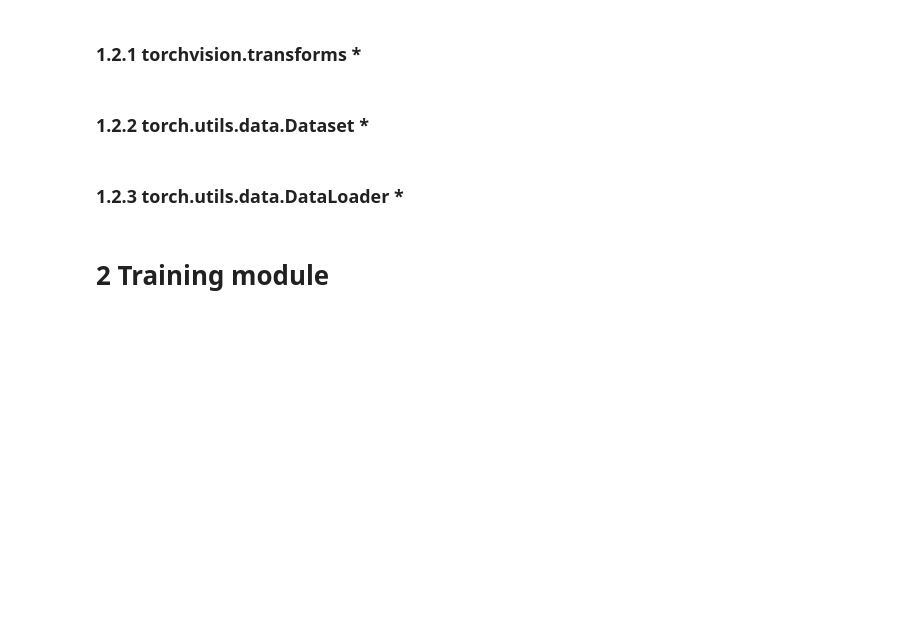
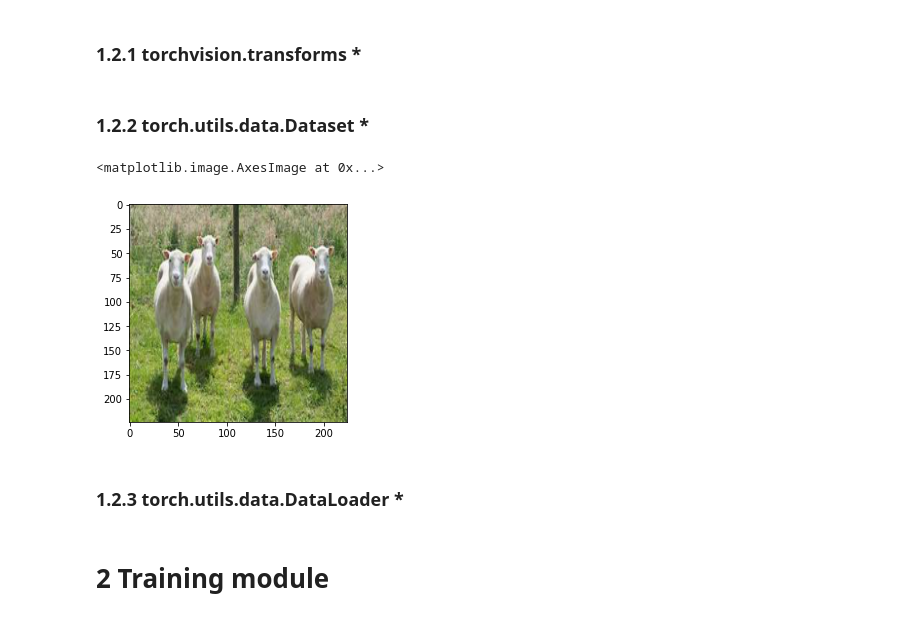
Before and after one commit to tsaoni/2022Spring-ML-ncku, a Jupyter notebook: hw2/Homework2-Example.ipynb, the cells around one changed output. Cells and saved outputs as stored; diff of their text form; code cells hidden in the pictures; blank space fills up the shorter version.

```diff
--- a/hw2/Homework2-Example.ipynb
+++ b/hw2/Homework2-Example.ipynb
@@ -173,10 +177,11 @@ valid_transform = transforms.Compose([
 from torch.utils.data import Dataset, DataLoader
 
 class dataset(Dataset):
-    def __init__(self, imgpath, csvpath, transform = valid_transform):
+    def __init__(self, xlist, ylist, transform = valid_transform):
         # --------------------------------------------
         # Initialize paths, transforms, and so on
         # --------------------------------------------
+        # To Do
         pass
 
     def __getitem__(self, index):
@@ -185,34 +190,46 @@ class dataset(Dataset):
         # 2. Preprocess the data (torchvision.Transform).
         # 3. Return the data (e.g. image and label)
         # --------------------------------------------
+        # To Do
         pass
 
     def __len__(self):
         # --------------------------------------------
         # Indicate the total size of the dataset
         # --------------------------------------------
+        # To Do
         pass
 # %%
-from torch.utils.data import random_split
+from sklearn.model_selection import train_test_split
 
 imgpath = os.path.join(DataPath, 'train_dataset/')
 csvpath = os.path.join(DataPath, 'train.csv')
 
-trainset = dataset(imgpath, csvpath)
-train_set_size = int(len(trainset) * 0.7)
-valid_set_size = int(len(trainset) * 0.15)
-test_set_size = len(trainset) - train_set_size - valid_set_size
+df = pd.read_csv(csvpath)
+xlist = (imgpath + df['img'].astype(str)).tolist()
+ylist = df['label'].astype('category').cat.codes.tolist()
 
-trainset, validset, testset = random_split(trainset, [train_set_size, valid_set_size, test_set_size])
+xtrain, xvalid, ytrain, yvalid = train_test_split(xlist, ylist, test_size=0.3, random_state=42)
+xvalid, xtest, yvalid, ytest = train_test_split(xvalid, yvalid, test_size=0.5, random_state=21)
 
-trainset.transform = train_transform
-validset.transform = valid_transform
-testset.transform = valid_transform
+trainset = dataset(xtrain, ytrain, train_transform)
+validset = dataset(xvalid, yvalid, valid_transform)
+testset = dataset(xtest, ytest, valid_transform)
 
 print(f'trainset: {len(trainset)}\nvalidset: {len(validset)}\ntestset: {len(testset)}')
 
 idx = np.random.randint(len(trainset))
 print(f'{idx:5d}/{len(trainset)} : {trainset[idx]}')
+# %%
+# Display the transform result
+
+import matplotlib.pyplot as plt
+
+idx = np.random.randint(len(trainset))
+plt.imshow(trainset[idx][0].permute(1, 2, 0))
+# %% [output]
+<matplotlib.image.AxesImage at 0x...>
+[figure, added]
 # %% [markdown]
 ### 1.2.3 torch.utils.data.DataLoader *
 # %%
```
Also changed, not shown: parts of 9 cells of this notebook.
